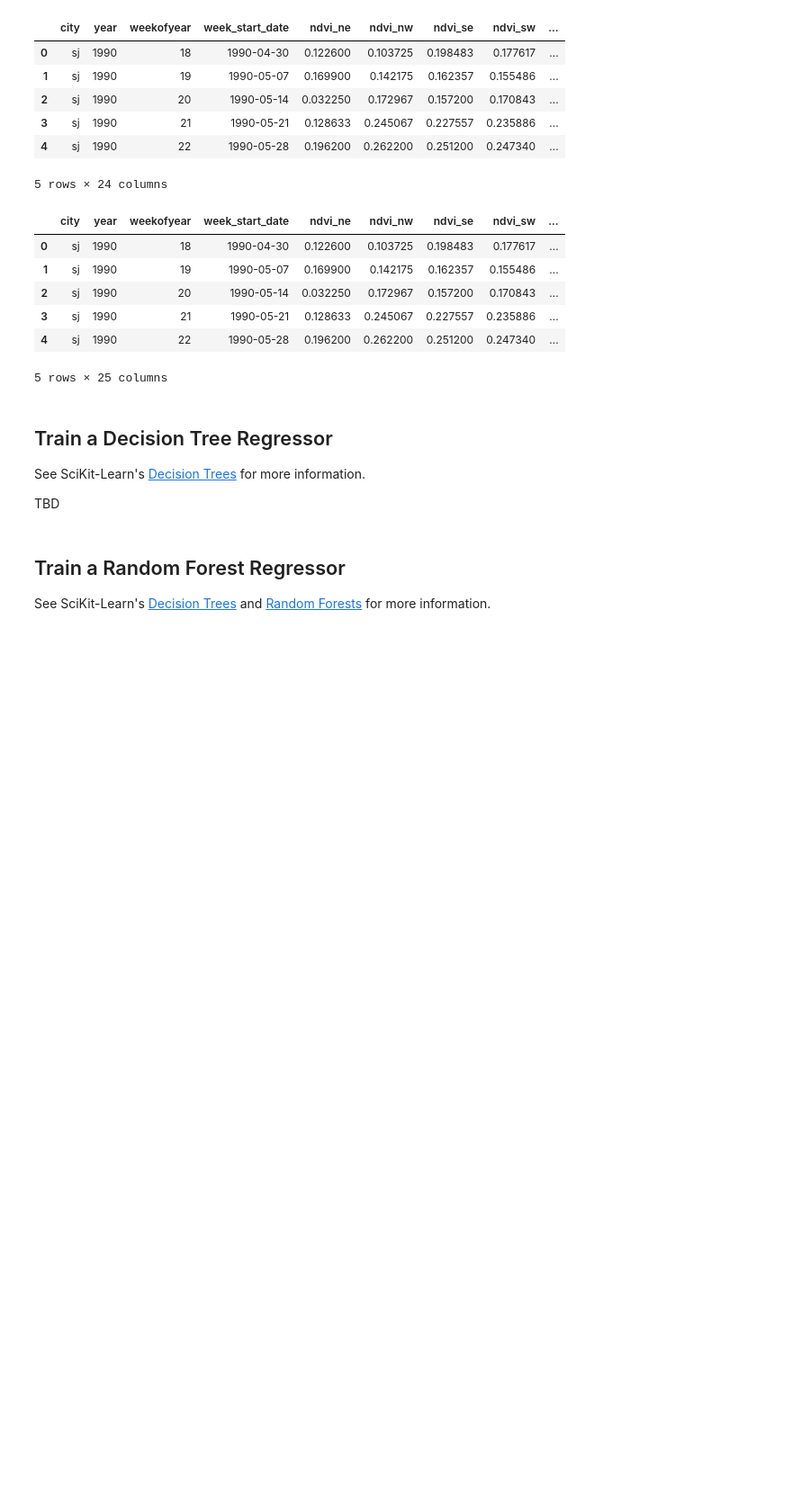
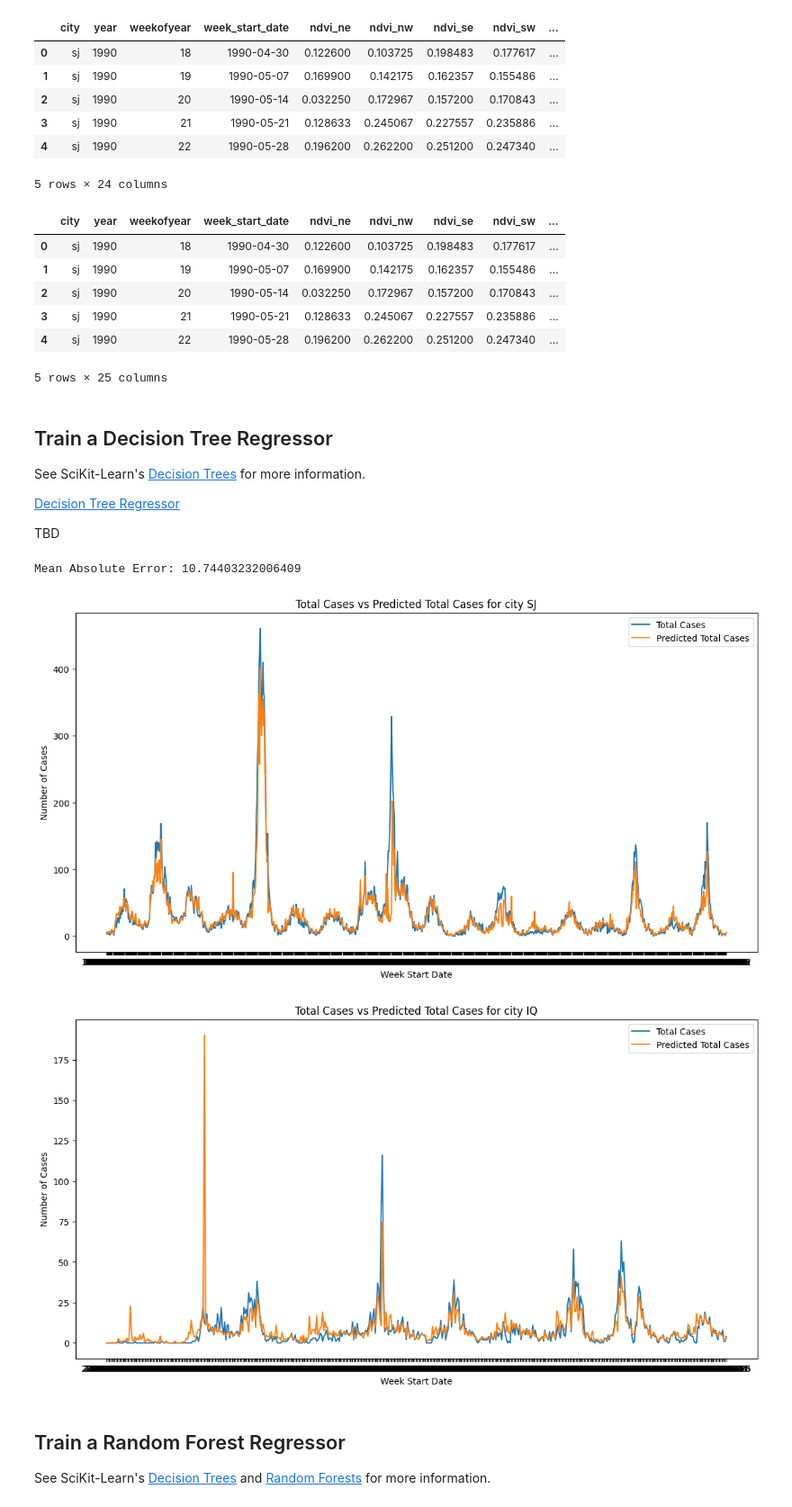
Before and after one commit to saracotechang/dengue, a Jupyter notebook: dengue.ipynb, the cells around one changed output. Shown: that part at 90% size. Saved outputs shown, nothing was run; the diff lists cells and outputs as text; code cells hidden in the pictures; blank space fills up the shorter version.

```diff
--- a/dengue.ipynb
+++ b/dengue.ipynb
@@ -101,7 +103,68 @@ dengue_features_train_df.head()
 See SciKit-Learn's [Decision Trees](https://scikit-learn.org/stable/modules/tree.html)
 for more information.
 
+
+[Decision Tree Regressor](https://scikit-learn.org/stable/auto_examples/tree/plot_tree_regression.html)
+
 TBD
+# %%
+from sklearn.tree import DecisionTreeRegressor
+from sklearn.model_selection import train_test_split
+from sklearn.metrics import mean_absolute_error
+
+# Prepare the data
+X = dengue_features_train_df.drop(columns=['total_cases'])
+y = dengue_features_train_df['total_cases']
+
+# One-hot encode categorical variables
+X = pd.get_dummies(X, columns=['city', 'week_start_date'])
+
+# Split the data into training and validation sets
+X_train, X_valid, y_train, y_valid = train_test_split(X, y, test_size=0.2, random_state=48)
+
+# Train the random forest regressor
+rf_model = DecisionTreeRegressor(max_depth=9, random_state=49)
+rf_model.fit(X_train, y_train)
+
+# Predict on the validation set
+y_pred = rf_model.predict(X_valid)
+
+# Calculate the mean absolute error
+mae = mean_absolute_error(y_valid, y_pred)
+print(f'Mean Absolute Error: {mae}')
+# %% [output]
+Mean Absolute Error: 10.74403232006409
+# %%
+import matplotlib.pyplot as plt
+
+# Filter the data for city 'sj'
+sj_data = dengue_features_train_df[dengue_features_train_df['city'] == 'sj']
+
+# Plot total_cases and predicted_total_cases for city 'sj'
+plt.figure(figsize=(14, 7))
+plt.plot(sj_data['week_start_date'], sj_data['total_cases'], label='Total Cases')
+plt.plot(sj_data['week_start_date'], sj_data['predicted_total_cases'], label='Predicted Total Cases')
+plt.xlabel('Week Start Date')
+plt.ylabel('Number of Cases')
+plt.title('Total Cases vs Predicted Total Cases for city SJ')
+plt.legend()
+plt.show()
+
+# Filter the data for city 'iq'
+iq_data = dengue_features_train_df[dengue_features_train_df['city'] == 'iq']
+
+# Plot total_cases and predicted_total_cases for city 'iq'
+plt.figure(figsize=(14, 7))
+plt.plot(iq_data['week_start_date'], iq_data['total_cases'], label='Total Cases')
+plt.plot(iq_data['week_start_date'], iq_data['predicted_total_cases'], label='Predicted Total Cases')
+plt.xlabel('Week Start Date')
+plt.ylabel('Number of Cases')
+plt.title('Total Cases vs Predicted Total Cases for city IQ')
+plt.legend()
+plt.show()
+# %% [output]
+[figure, added]
+[figure, added]
 # %% [markdown]
 ## Train a Random Forest Regressor
 
```
Also changed, not shown: parts of 4 cells of this notebook.
